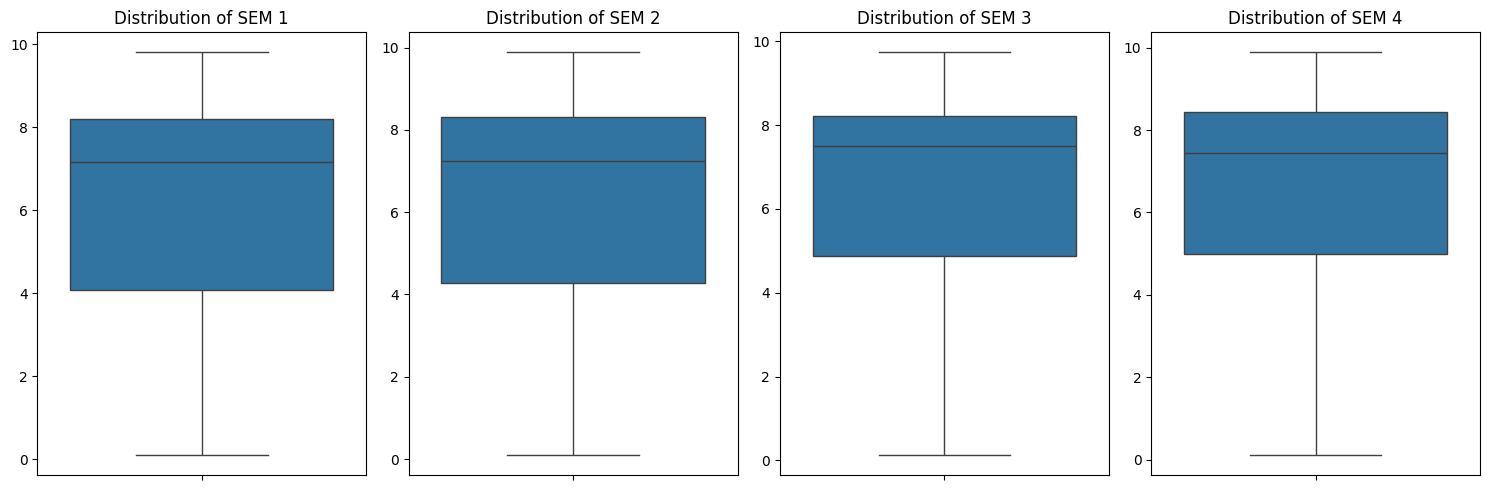
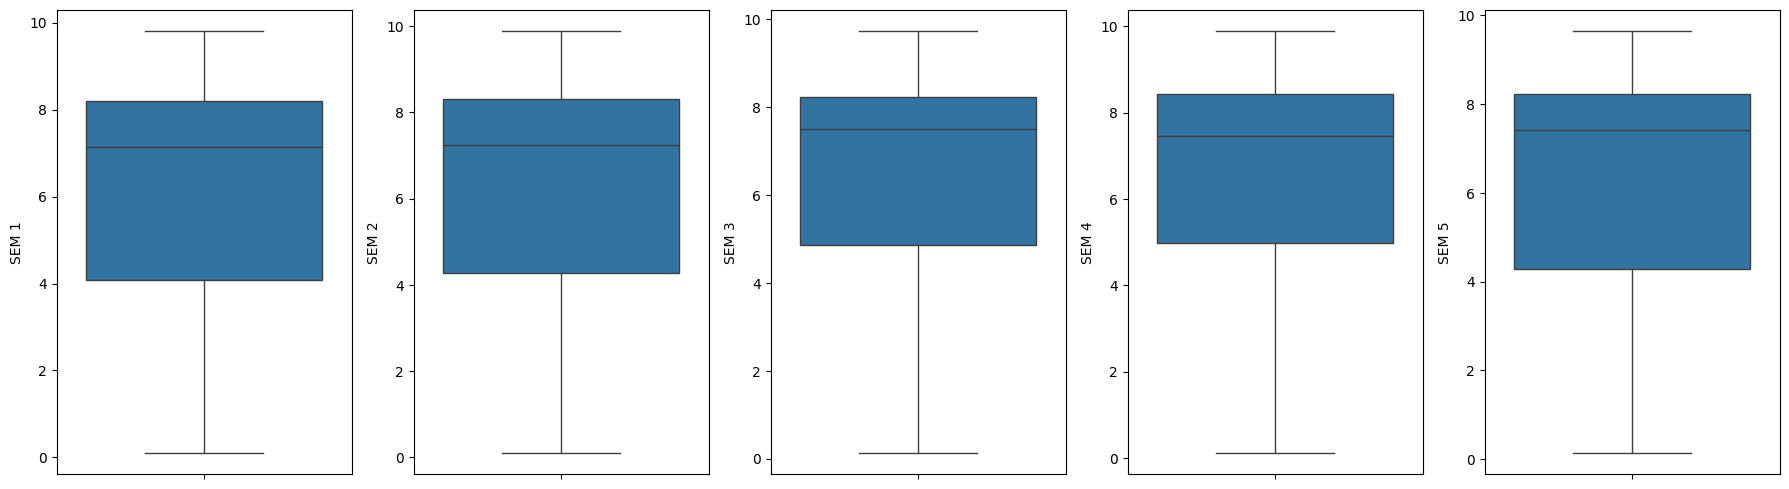
The notebook cell's code change between the first figure and the second:
--- before
+++ after
@@ -1,7 +1,5 @@
-fig, axes = plt.subplots(1, len(x.columns), figsize=(15, 5))
-for i, col in enumerate(x.columns):
+fig, axes = plt.subplots(1, len(data.columns), figsize=(18,5))
+for i,col in enumerate(data.columns):
     sns.boxplot(y=data[col], ax=axes[i])
-    axes[i].set_title(f'Distribution of {col}')
-    axes[i].set_ylabel('')
 plt.tight_layout()
 plt.show()

Commit: Created using Colab